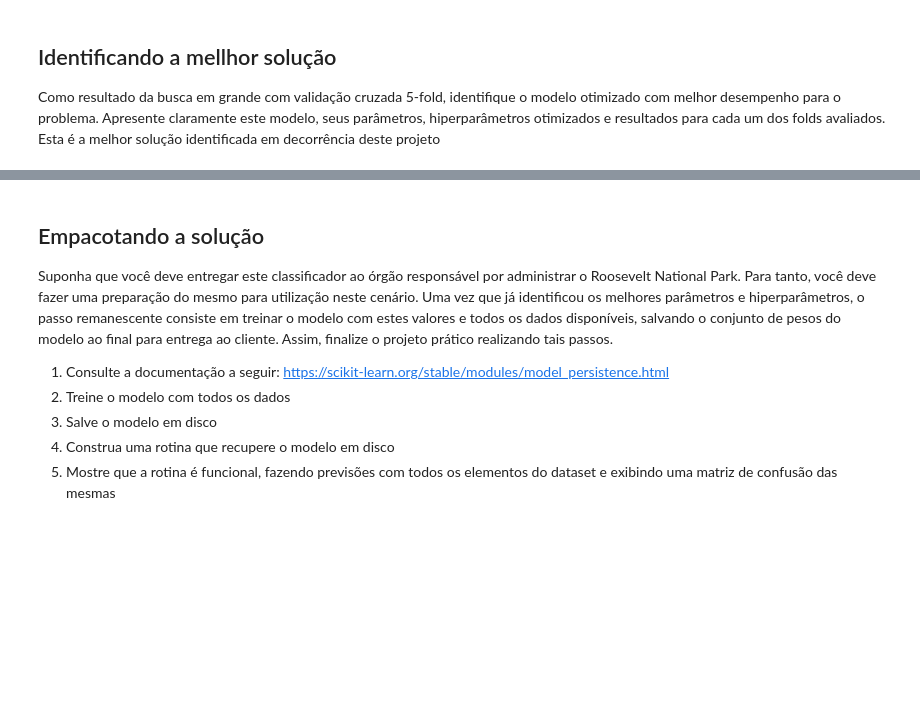
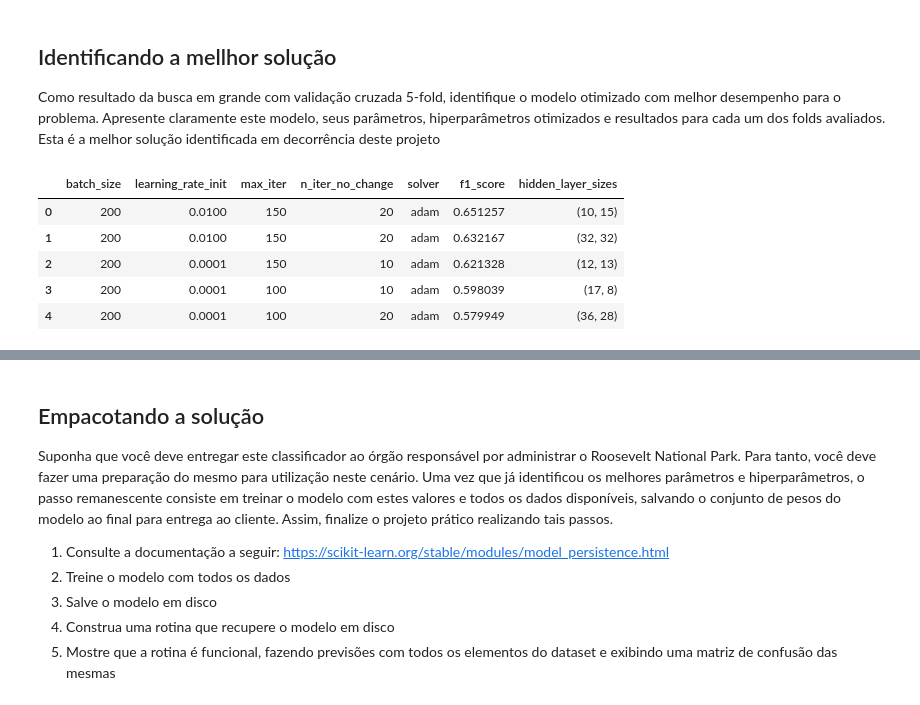
Before and after one commit to IRGarrido/RNA_PP2.2, a Jupyter notebook: PP2.2.3 - Validação Cruzada e Busca em Grade.ipynb, the cells around one changed output, grey strips where cells are left out. Saved outputs shown, nothing was run; the diff lists cells and outputs as text; code cells hidden in the pictures; blank space fills up the shorter version.

```diff
--- a/PP2.2.3 - Validação Cruzada e Busca em Grade.ipynb
+++ b/PP2.2.3 - Validação Cruzada e Busca em Grade.ipynb
@@ -72,7 +73,7 @@ df.head()
 # %% [markdown]
 **Importação das melhores arquiteturas**
 # %%
-with open('/kaggle/input/melhores-arquiteturas/resultado_melhores_arquiteturas.json', 'r', encoding='utf-8') as f:
+with open('resultado_melhores_arquiteturas.json', 'r', encoding='utf-8') as f:
     data = json.load(f)
 
 pd.DataFrame(data)
@@ -173,10 +180,30 @@ melhor_parametros
 # %%
-with open("/kaggle/working/resultados_arquitetura3.json", "w", encoding="utf-8") as f:
-    json.dump(resultado, f, ensure_ascii=False, indent=4)
+# with open("/kaggle/working/resultados_arquitetura3.json", "w", encoding="utf-8") as f:
+    # json.dump(resultado, f, ensure_ascii=False, indent=4)
 # %%
-with open("/kaggle/working/melhor_arquitetura3.json", "w", encoding="utf-8") as f:
-    json.dump(melhor_parametros, f, ensure_ascii=False, indent=4)
+# with open("/kaggle/working/melhor_arquitetura3.json", "w", encoding="utf-8") as f:
+    # json.dump(melhor_parametros, f, ensure_ascii=False, indent=4)
 # %% [markdown]
 ## Identificando a mellhor solução
 
 Como resultado da busca em grande com validação cruzada 5-fold, identifique o modelo otimizado com melhor desempenho para o problema. Apresente claramente este modelo, seus parâmetros, hiperparâmetros otimizados e resultados para cada um dos folds avaliados. Esta é a melhor solução identificada em decorrência deste projeto
+# %%
+melhores_modelos = []
+for i in range(6):
+    if i==0:
+        continue
+
+    with open(f"buscas_em_grade/melhor_arquitetura{i}.json", 'r', encoding='utf-8') as f:
+        data = json.load(f)
+        data['hidden_layer_sizes'] = arquiteturas[i][0]
+        melhores_modelos.append(data)
+
+melhores_modelos = pd.DataFrame(melhores_modelos).sort_values(by='f1_score', ascending=False, ignore_index=True)
+melhores_modelos
+# %% [output]
+|  | batch_size | learning_rate_init | max_iter | n_iter_no_change | solver | f1_score | hidden_layer_sizes |
+| 0 | 200 | 0.0100 | 150 | 20 | adam | 0.651257 | (10, 15) |
+| 1 | 200 | 0.0100 | 150 | 20 | adam | 0.632167 | (32, 32) |
+| 2 | 200 | 0.0001 | 150 | 10 | adam | 0.621328 | (12, 13) |
+| 3 | 200 | 0.0001 | 100 | 10 | adam | 0.598039 | (17, 8) |
+| 4 | 200 | 0.0001 | 100 | 20 | adam | 0.579949 | (36, 28) |
```
Also changed, not shown: parts of 18 cells of this notebook, 4 other files.
